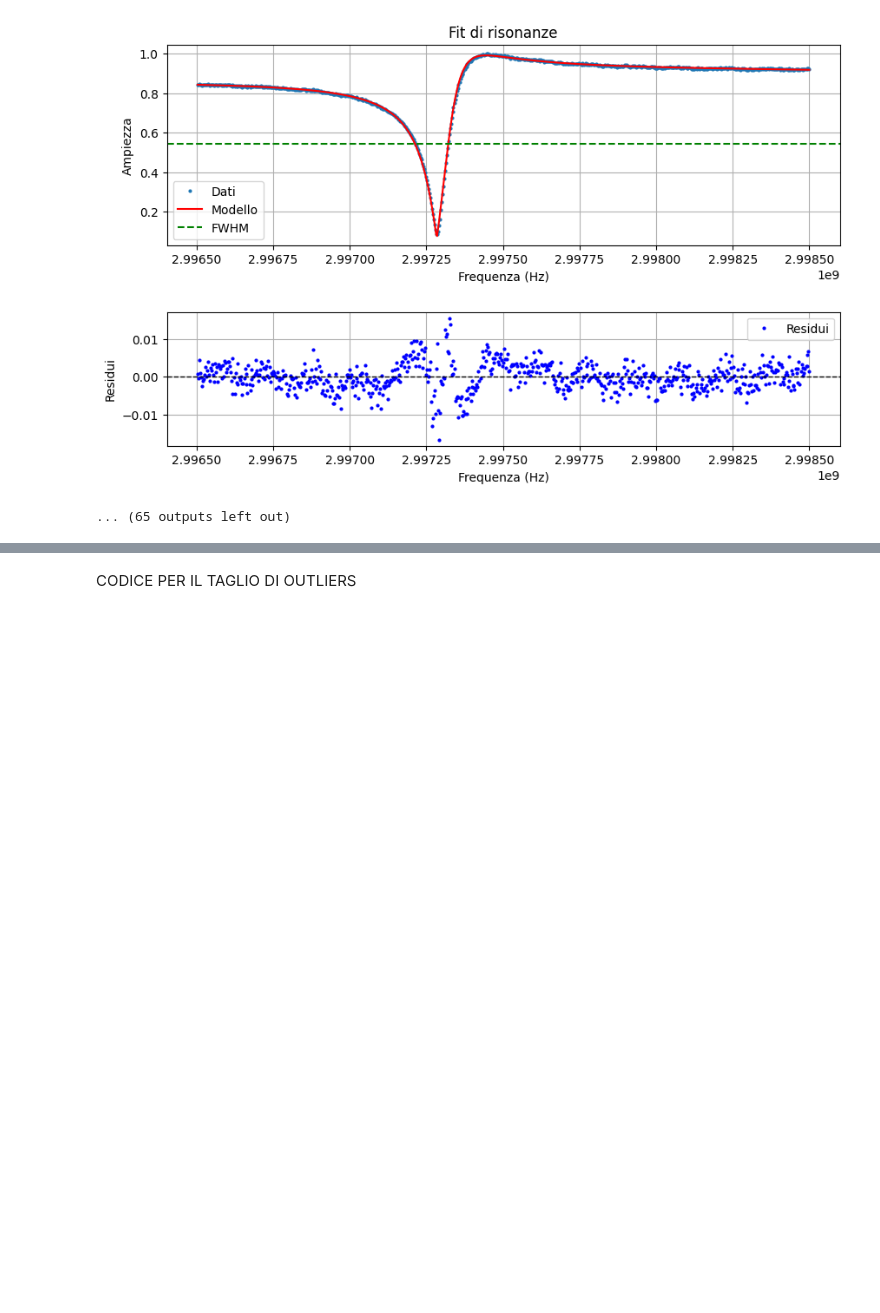
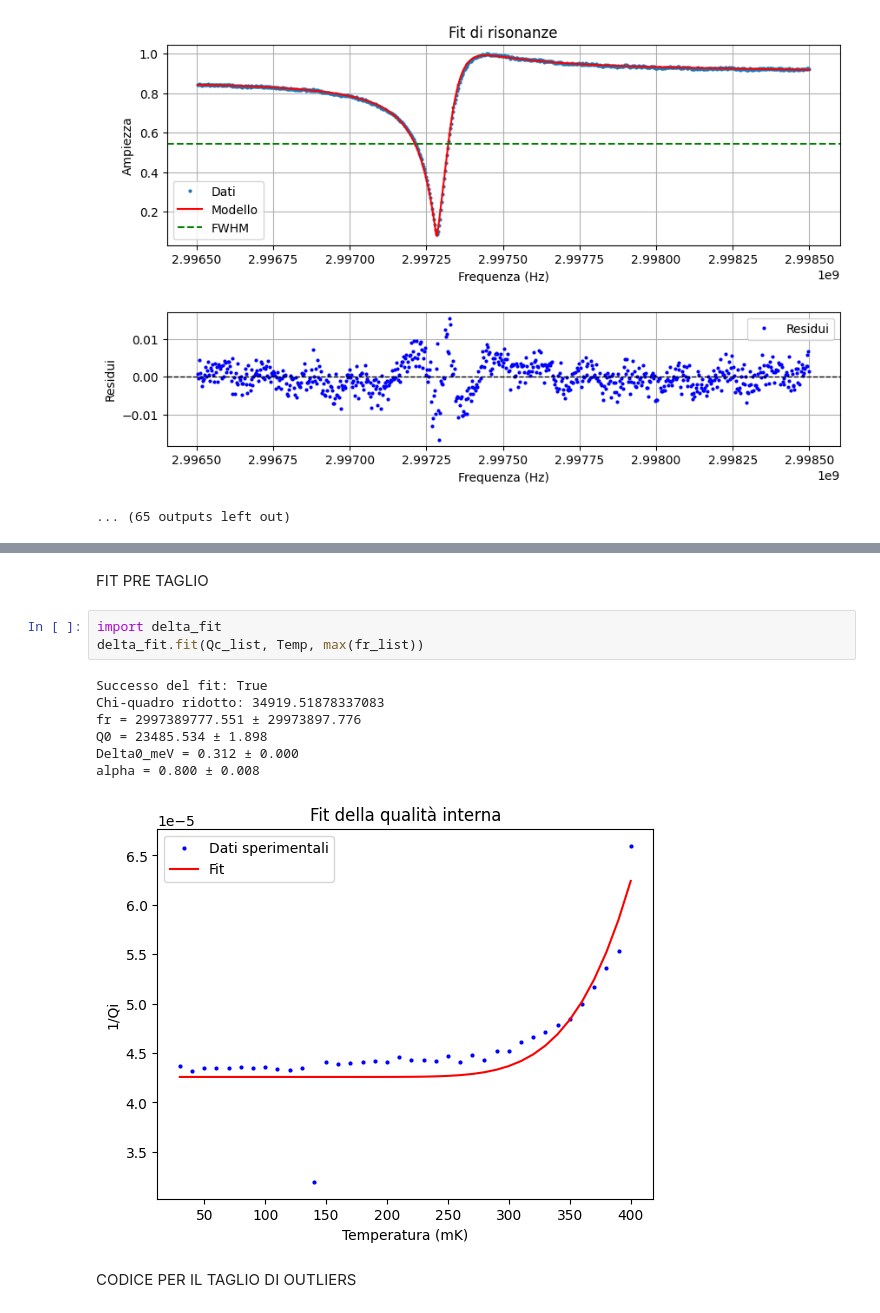
Before and after one commit to biqute/QTLab2425, a Jupyter notebook: 2Dqubit/fit/test_resonance.ipynb, the cells around one changed output, grey strips where cells are left out. Cells and saved outputs as stored; diff of their text form; blank space fills up the shorter version.

Commit message:
delta fit modifications

```diff
--- a/2Dqubit/fit/test_resonance.ipynb
+++ b/2Dqubit/fit/test_resonance.ipynb
@@ -156,3 +170,16 @@ fr = 2997316405.294 +/- 2.783
+# %% [markdown]
+FIT PRE TAGLIO
+# %%
+import delta_fit
+delta_fit.fit(Qc_list, Temp, max(fr_list))
+# %% [output]
+Successo del fit: True
+Chi-quadro ridotto: 34919.51878337083
+fr = 2997389777.551 ± 29973897.776
+Q0 = 23485.534 ± 1.898
+Delta0_meV = 0.312 ± 0.000
+alpha = 0.800 ± 0.008
+[figure, added]
 # %% [markdown]
 CODICE PER IL TAGLIO DI OUTLIERS
 # %%
```
Also changed, not shown: parts of 7 cells of this notebook.
